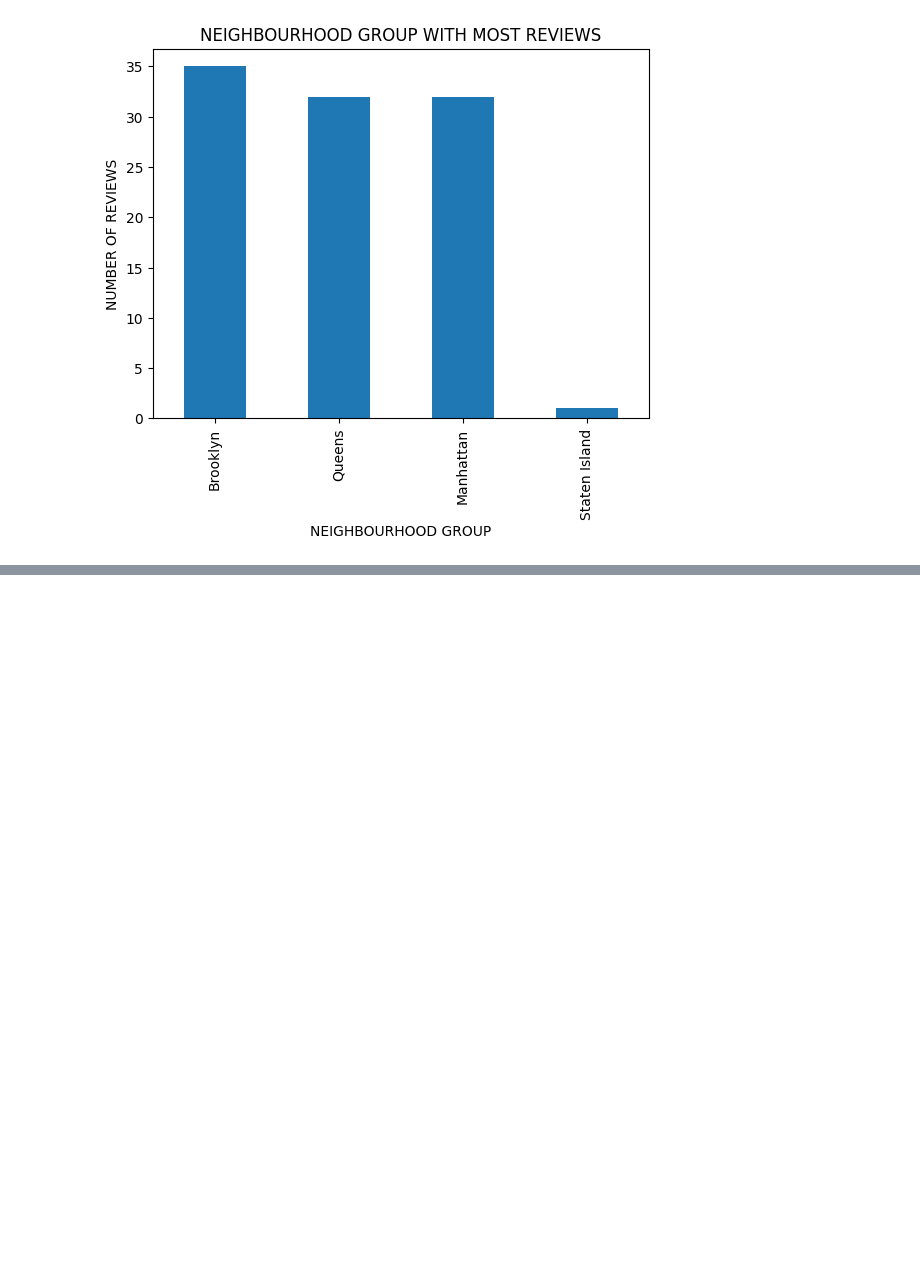
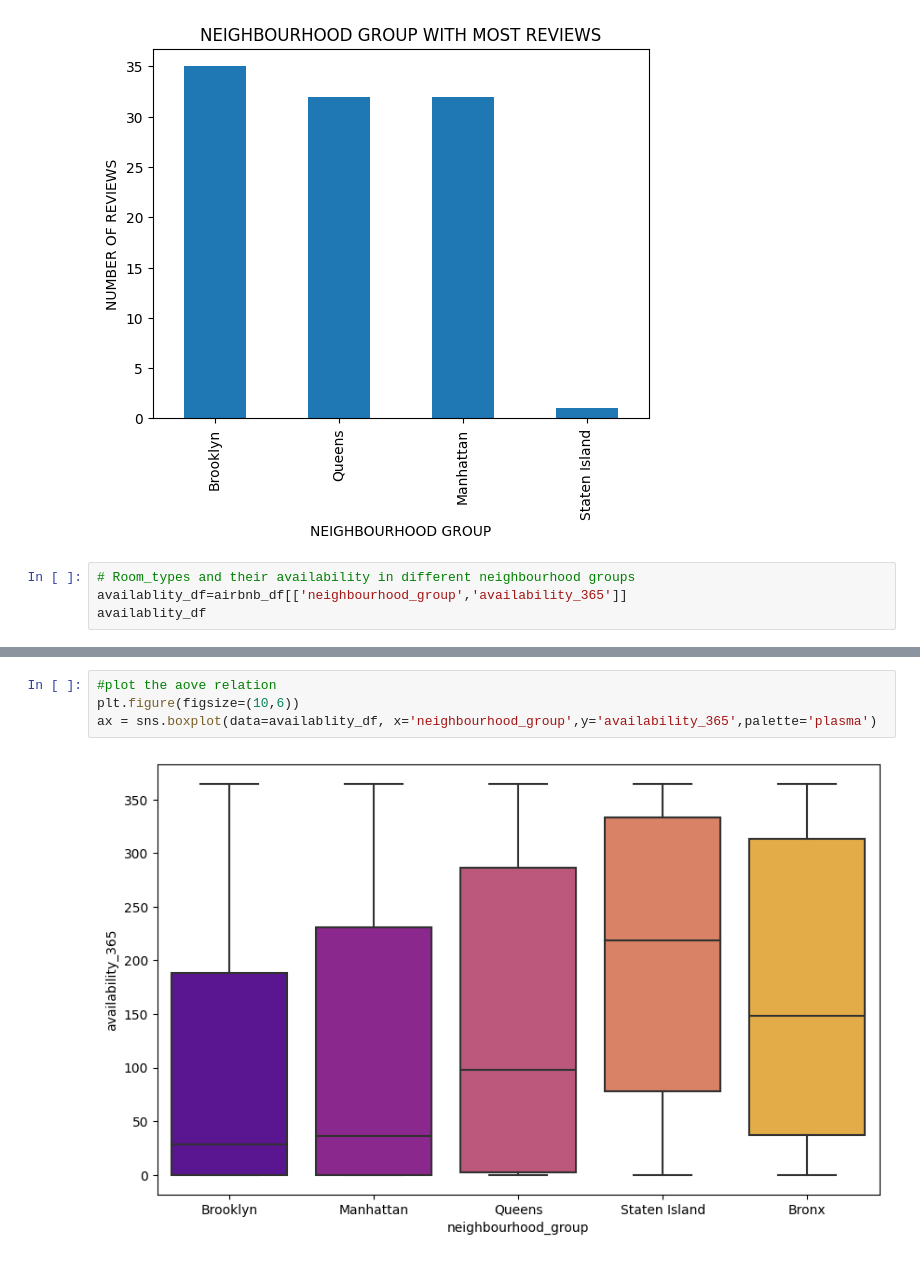
Before and after one commit to ParthSharma1197/EDA-CAPSTONE-AIRBNB, a Jupyter notebook: PARTH_SHARMA_Airbnb_Bookings_Analysis_Capstone_Project.ipynb, the cells around one changed output, grey strips where cells are left out. Cells and saved outputs as stored; diff of their text form; blank space fills up the shorter version.

```diff
--- a/PARTH_SHARMA_Airbnb_Bookings_Analysis_Capstone_Project.ipynb
+++ b/PARTH_SHARMA_Airbnb_Bookings_Analysis_Capstone_Project.ipynb
@@ -554,3 +595,7 @@ plt.title('NEIGHBOURHOOD GROUP WITH MOST REVIEWS')
 # %% [output]
 Text(0.5, 1.0, 'NEIGHBOURHOOD GROUP WITH MOST REVIEWS')
 [figure]
+# %%
+# Room_types and their availability in different neighbourhood groups
+availablity_df=airbnb_df[['neighbourhood_group','availability_365']]
+availablity_df
@@ -556,0 +616,6 @@ Text(0.5, 1.0, 'NEIGHBOURHOOD GROUP WITH MOST REVIEWS')
+# %%
+#plot the aove relation
+plt.figure(figsize=(10,6))
+ax = sns.boxplot(data=availablity_df, x='neighbourhood_group',y='availability_365',palette='plasma')
+# %% [output]
+[figure, added]
```
Also changed, not shown: parts of 12 cells of this notebook.
